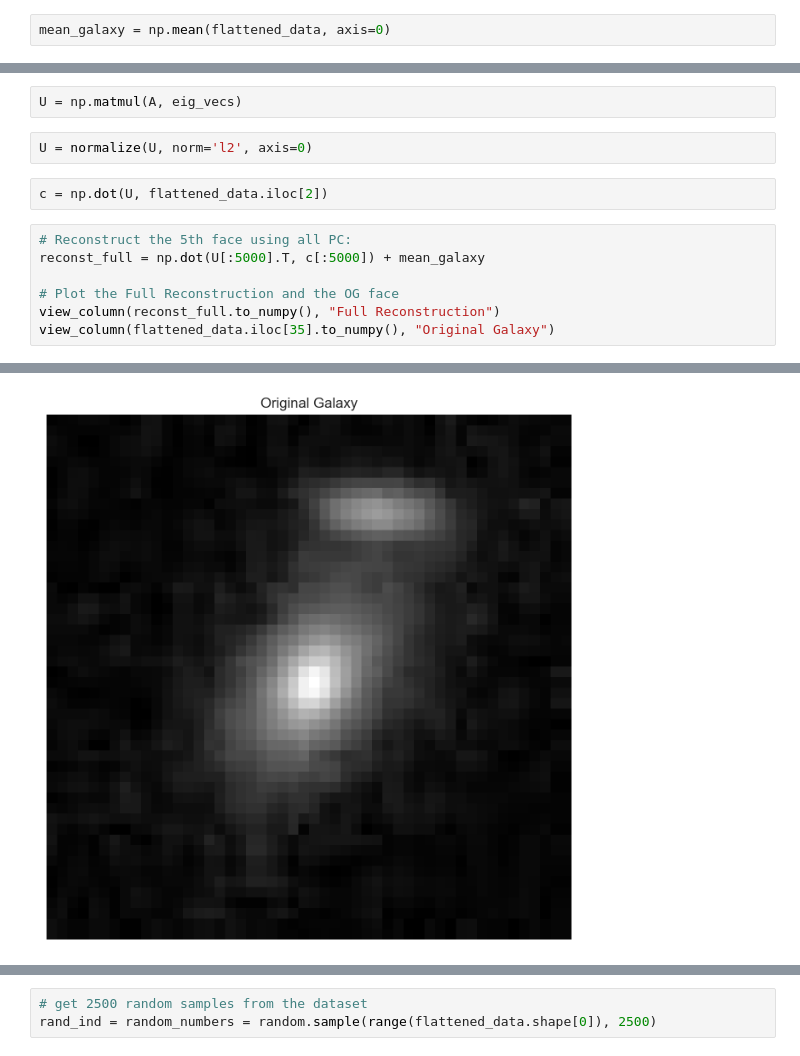
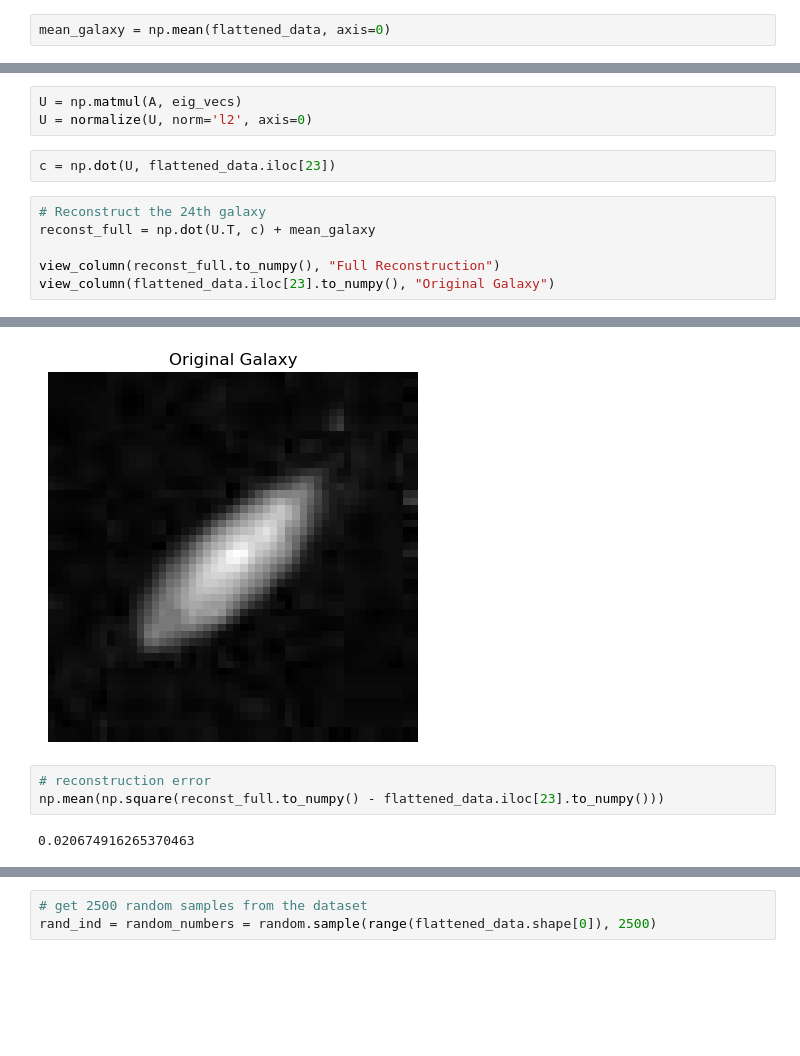
Before and after one commit to TianranBaoUCSD/COGS118_Final_Project_Group_XXX, a Jupyter notebook: UMAP_and_Reconstruction.ipynb, the cells around one changed output, grey strips where cells are left out. Saved outputs shown, nothing was run; the diff lists cells and outputs as text; blank space fills up the shorter version.

Commit message:
fixed up reconstruction section

```diff
--- a/UMAP_and_Reconstruction.ipynb
+++ b/UMAP_and_Reconstruction.ipynb
@@ -101,14 +84,12 @@ view_column(A.iloc[2].to_numpy(), title="mean galaxy")
 # %%
 U = np.matmul(A, eig_vecs)
+U = normalize(U, norm='l2', axis=0)
-# %%
-U = normalize(U, norm='l2', axis=0)
 # %%
-c = np.dot(U, flattened_data.iloc[2])
+c = np.dot(U, flattened_data.iloc[23])
 # %%
-# Reconstruct the 5th face using all PC:
-reconst_full = np.dot(U[:5000].T, c[:5000]) + mean_galaxy
+# Reconstruct the 24th galaxy
+reconst_full = np.dot(U.T, c) + mean_galaxy
 
-# Plot the Full Reconstruction and the OG face
 view_column(reconst_full.to_numpy(), "Full Reconstruction")
-view_column(flattened_data.iloc[35].to_numpy(), "Original Galaxy")
+view_column(flattened_data.iloc[23].to_numpy(), "Original Galaxy")
 # %% [output]
@@ -116 +97,6 @@ view_column(flattened_data.iloc[35].to_numpy(), "Original Galaxy")
-[figure, old version]
+[figure, new version]
+# %%
+# reconstruction error
+np.mean(np.square(reconst_full.to_numpy() - flattened_data.iloc[23].to_numpy()))
+# %% [output]
+0.020674916265370463
```
Also changed, not shown: parts of 16 cells of this notebook.
